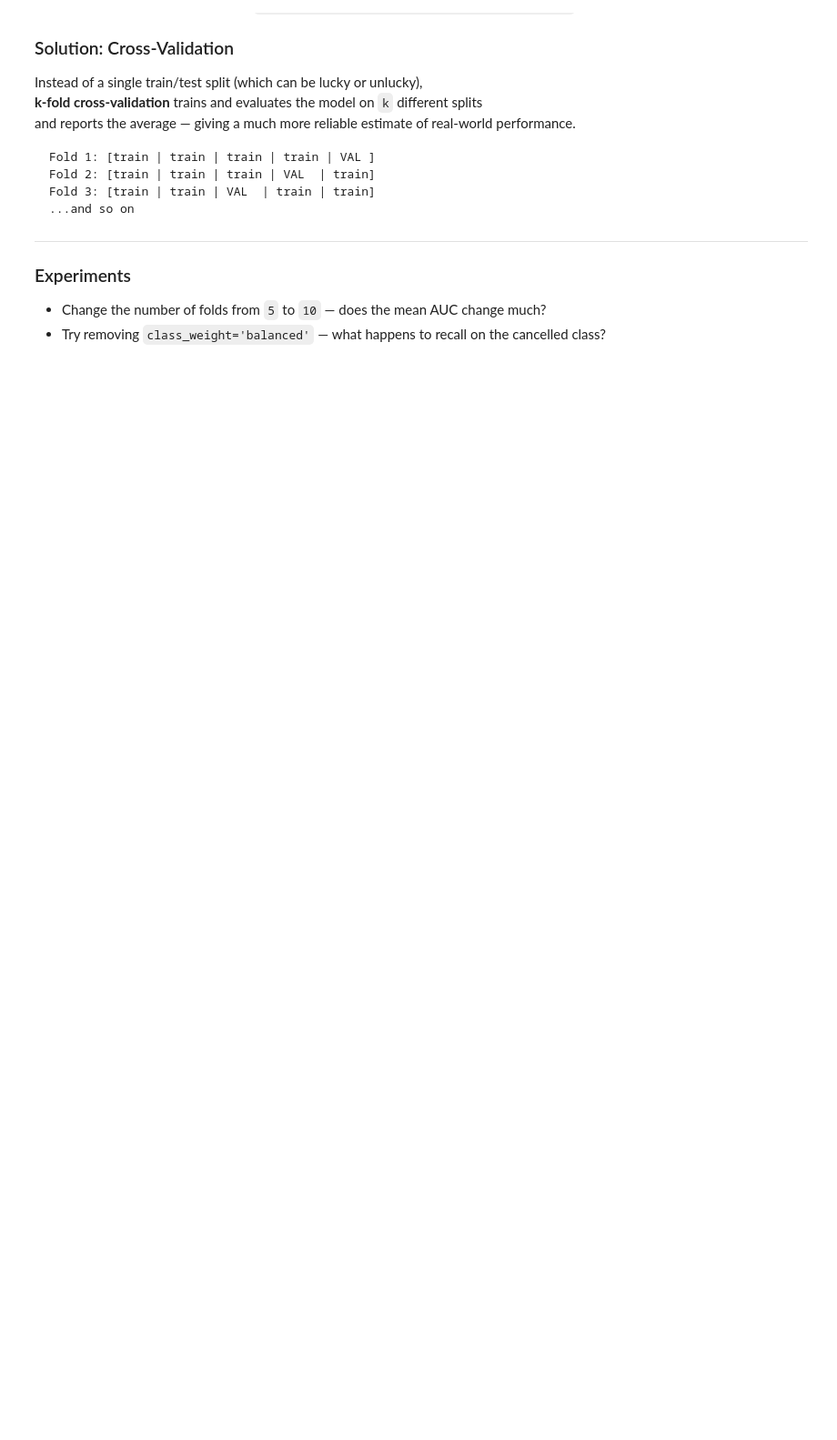
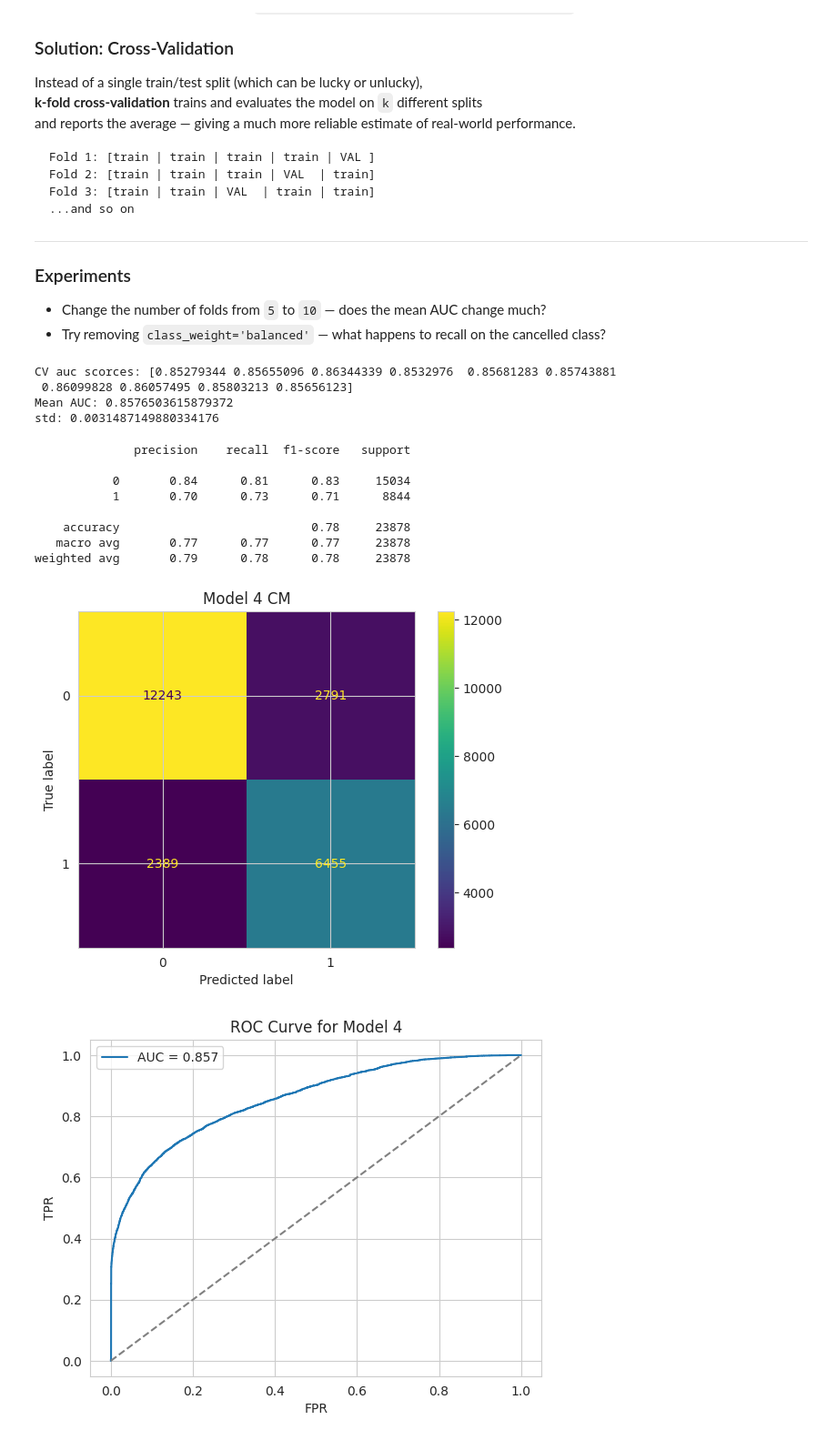
Before and after one commit to Mattcben1/Week9, a Jupyter notebook: hotel_cancellation_lab.ipynb, the cells around one changed output. Shown at 91% size. Saved outputs shown, nothing was run; the diff lists cells and outputs as text; code cells hidden in the pictures; blank space fills up the shorter version.

```diff
--- a/hotel_cancellation_lab.ipynb
+++ b/hotel_cancellation_lab.ipynb
@@ -328,6 +452,63 @@ Fold 3: [train | train | VAL  | train | train]
 
 - Change the number of folds from `5` to `10` — does the mean AUC change much?
 - Try removing `class_weight='balanced'` — what happens to recall on the cancelled class?
+# %%
+# Model 4- Cross Validation
+# Setting Class weight to balanced, telling the model to pay more attention to the minority class
+pipeline4 = Pipeline(steps= [('preprocessor', preprocessor),
+                             ('model', LogisticRegression(solver='lbfgs', max_iter=1000, class_weight='balanced'))])
+# %%
+# STF splits the training data into 5 folds
+# Shuffle=True shuffles the data before splitting it, ensuring an equal distribution of classes per fold
+cv = StratifiedKFold(n_splits=10, shuffle=True, random_state=42)
+
+#crossvalscore is tthe function training and evaluating the pipeline4 across the 5 folds
+cv_scores= cross_val_score(pipeline4, X_train, y_train, cv=cv, scoring='roc_auc')
+
+print('CV auc scorces:', cv_scores)
+print('Mean AUC:', cv_scores.mean())
+print('std:', cv_scores.std())
+# %% [output]
+CV auc scorces: [0.85279344 0.85655096 0.86344339 0.8532976  0.85681283 0.85743881
+ 0.86099828 0.86057495 0.85803213 0.85656123]
+Mean AUC: 0.8576503615879372
+std: 0.0031487149880334176
+# %%
+# Pipeline fitting, confusion matrix, and roc auc plotting for pipeline 4
+pipeline4.fit(X_train, y_train)
+
+y_pred4 = pipeline4.predict(X_test)
+y_prob4 = pipeline4.predict_proba(X_test)[:, 1]
+
+print(classification_report(y_test, y_pred4))
+
+# Cm4
+cm4 = confusion_matrix(y_test, y_pred4)
+ConfusionMatrixDisplay(cm4).plot()
+plt.title("Model 4 CM")
+plt.show()
+
+# Plotting pfr, tpr, roc and auc for model 4
+fpr4, tpr4, _ = roc_curve(y_test, y_prob4)
+auc4 = roc_auc_score(y_test, y_prob4)
+plt.plot(fpr4, tpr4, label=f'AUC = {auc4:.3f}')
+plt.plot([0,1], [0,1],'--', color='grey') # plotting the baseline, the curver should hopefully be above this
+plt.xlabel('FPR')
+plt.ylabel('TPR')
+plt.title('ROC Curve for Model 4')
+plt.legend()
+plt.show()
+# %% [output]
+              precision    recall  f1-score   support
+
+           0       0.84      0.81      0.83     15034
+           1       0.70      0.73      0.71      8844
+
+    accuracy                           0.78     23878
+   macro avg       0.77      0.77      0.77     23878
+weighted avg       0.79      0.78      0.78     23878
+[figure, added]
+[figure, added]
 # %% [markdown]
 ---
 ## 07 · Summary & Reflection
```
Also changed, not shown: parts of 6 cells of this notebook.
